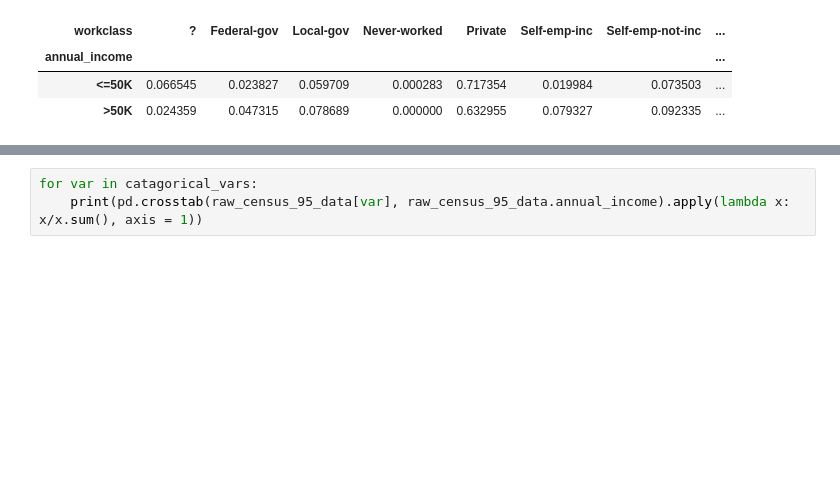
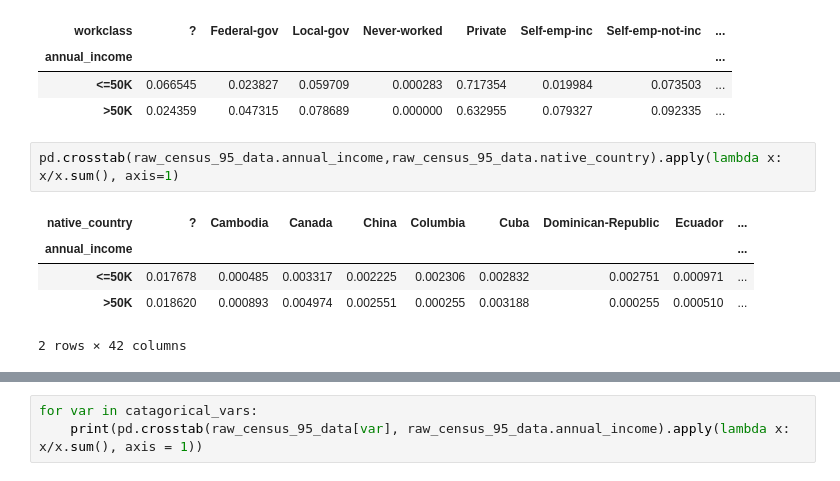
Before and after one commit to wnayden/MSDS7331, a Jupyter notebook: Lab_1_95_census_data.ipynb, the cells around one changed output, grey strips where cells are left out. Drawn from its saved outputs; the diff is of its cells as text; blank space fills up the shorter version.

```diff
--- a/Lab_1_95_census_data.ipynb
+++ b/Lab_1_95_census_data.ipynb
@@ -342,3 +333,11 @@ pd.crosstab(raw_census_95_data.annual_income,raw_census_95_data.workclass).apply
 | annual_income |  |  |  |  |  |  |  | ... |
 | <=50K | 0.066545 | 0.023827 | 0.059709 | 0.000283 | 0.717354 | 0.019984 | 0.073503 | ... |
 | >50K | 0.024359 | 0.047315 | 0.078689 | 0.000000 | 0.632955 | 0.079327 | 0.092335 | ... |
+# %%
+pd.crosstab(raw_census_95_data.annual_income,raw_census_95_data.native_country).apply(lambda x: x/x.sum(), axis=1)
+# %% [output]
+| native_country | ? | Cambodia | Canada | China | Columbia | Cuba | Dominican-Republic | Ecuador | ... |
+| annual_income |  |  |  |  |  |  |  |  | ... |
+| <=50K | 0.017678 | 0.000485 | 0.003317 | 0.002225 | 0.002306 | 0.002832 | 0.002751 | 0.000971 | ... |
+| >50K | 0.018620 | 0.000893 | 0.004974 | 0.002551 | 0.000255 | 0.003188 | 0.000255 | 0.000510 | ... |
+2 rows × 42 columns
```
Also changed, not shown: parts of 13 cells of this notebook.
